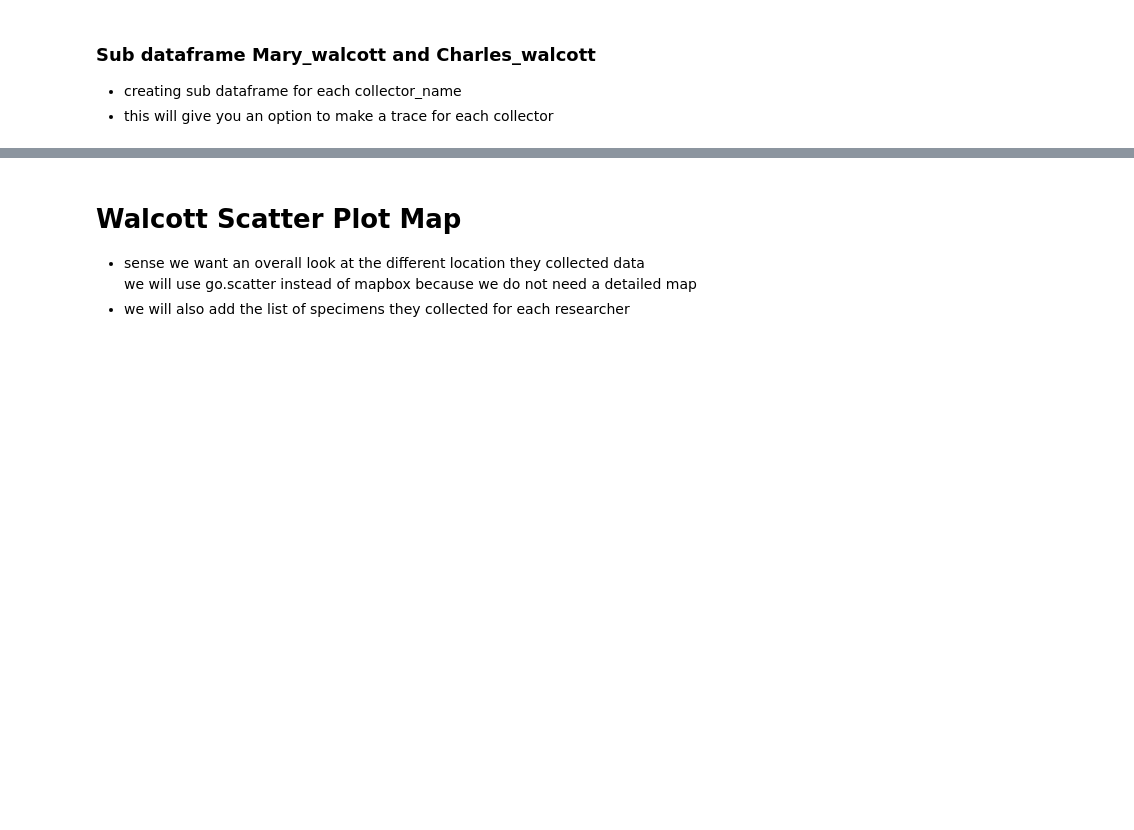
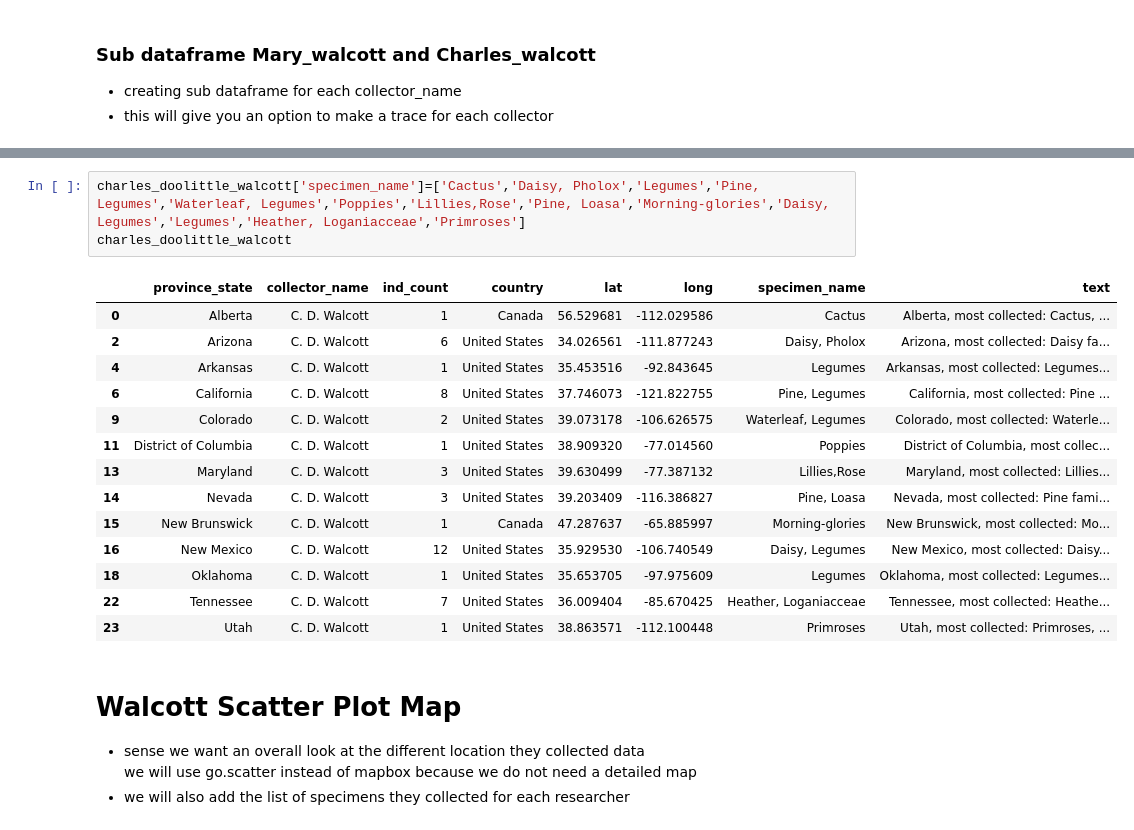
Before and after one commit to TianaCurry/AWHI-projects, a Jupyter notebook: AWHI Walcott scatter plot map .ipynb, the cells around one changed output, grey strips where cells are left out. Cells and saved outputs as stored; diff of their text form; blank space fills up the shorter version.

```diff
--- a/AWHI Walcott scatter plot map .ipynb
+++ b/AWHI Walcott scatter plot map .ipynb
@@ -286,3 +347,21 @@ charles_doolittle_walcott
+# %%
+charles_doolittle_walcott['specimen_name']=['Cactus','Daisy, Pholox','Legumes','Pine, Legumes','Waterleaf, Legumes','Poppies','Lillies,Rose','Pine, Loasa','Morning-glories','Daisy, Legumes','Legumes','Heather, Loganiacceae','Primroses']
+charles_doolittle_walcott
+# %% [output]
+|  | province_state | collector_name | ind_count | country | lat | long | specimen_name | text |
+| 0 | Alberta | C. D. Walcott | 1 | Canada | 56.529681 | -112.029586 | Cactus | Alberta, most collected: Cactus, ... |
+| 2 | Arizona | C. D. Walcott | 6 | United States | 34.026561 | -111.877243 | Daisy, Pholox | Arizona, most collected: Daisy fa... |
+| 4 | Arkansas | C. D. Walcott | 1 | United States | 35.453516 | -92.843645 | Legumes | Arkansas, most collected: Legumes... |
+| 6 | California | C. D. Walcott | 8 | United States | 37.746073 | -121.822755 | Pine, Legumes | California, most collected: Pine ... |
+| 9 | Colorado | C. D. Walcott | 2 | United States | 39.073178 | -106.626575 | Waterleaf, Legumes | Colorado, most collected: Waterle... |
+| 11 | District of Columbia | C. D. Walcott | 1 | United States | 38.909320 | -77.014560 | Poppies | District of Columbia, most collec... |
+| 13 | Maryland | C. D. Walcott | 3 | United States | 39.630499 | -77.387132 | Lillies,Rose | Maryland, most collected: Lillies... |
+| 14 | Nevada | C. D. Walcott | 3 | United States | 39.203409 | -116.386827 | Pine, Loasa | Nevada, most collected: Pine fami... |
+| 15 | New Brunswick | C. D. Walcott | 1 | Canada | 47.287637 | -65.885997 | Morning-glories | New Brunswick, most collected: Mo... |
+| 16 | New Mexico | C. D. Walcott | 12 | United States | 35.929530 | -106.740549 | Daisy, Legumes | New Mexico, most collected: Daisy... |
+| 18 | Oklahoma | C. D. Walcott | 1 | United States | 35.653705 | -97.975609 | Legumes | Oklahoma, most collected: Legumes... |
+| 22 | Tennessee | C. D. Walcott | 7 | United States | 36.009404 | -85.670425 | Heather, Loganiacceae | Tennessee, most collected: Heathe... |
+| 23 | Utah | C. D. Walcott | 1 | United States | 38.863571 | -112.100448 | Primroses | Utah, most collected: Primroses, ... |
 # %% [markdown]
 # Walcott Scatter Plot Map
 - sense we want an overall look at the different location they collected data<br>we will use go.scatter instead of mapbox because we do not need a detailed map
```
Also changed, not shown: parts of 17 cells of this notebook, 3 other files.
